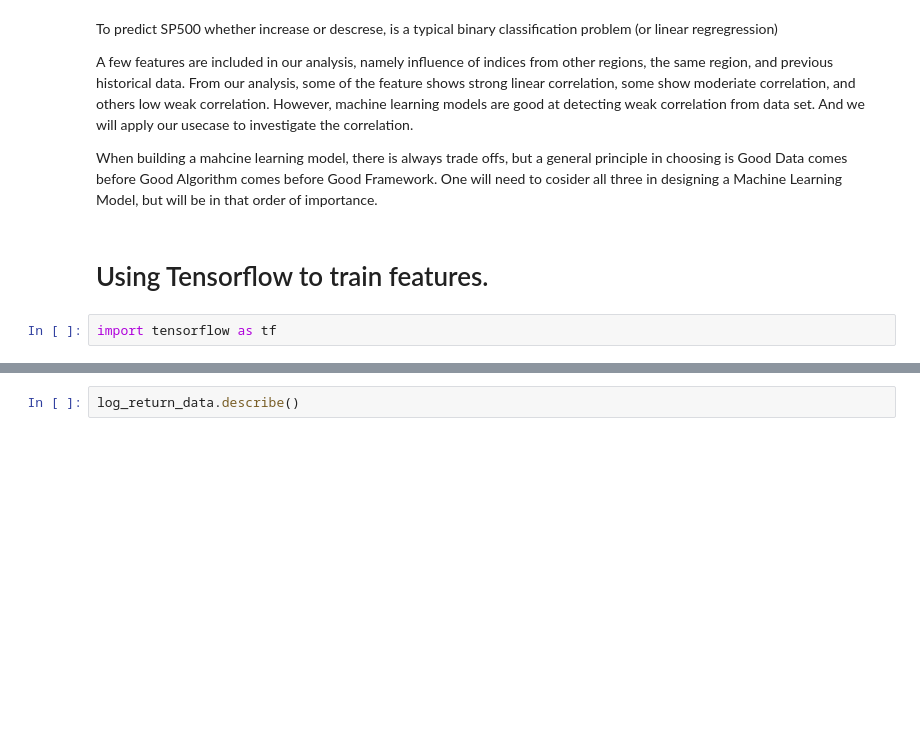
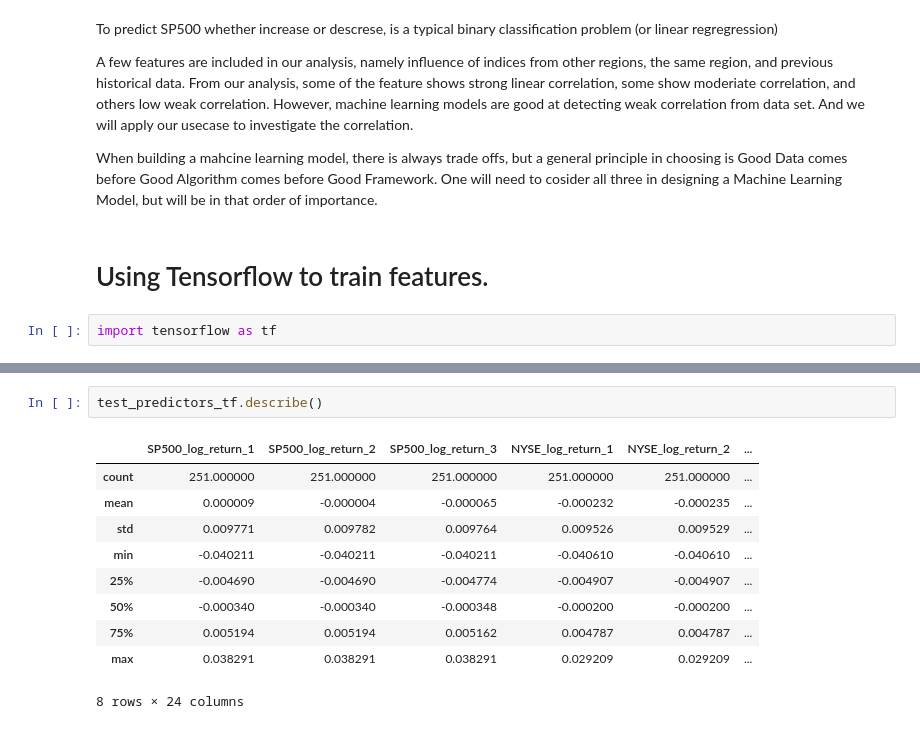
Before and after one commit to stevenyu530/NowcastingLibrary, a Jupyter notebook: IPythonNotebooks/MLFinancialTimeSeries.ipynb, the cells around one changed output, grey strips where cells are left out. Saved outputs shown, nothing was run; the diff lists cells and outputs as text; blank space fills up the shorter version.

```diff
--- a/IPythonNotebooks/MLFinancialTimeSeries.ipynb
+++ b/IPythonNotebooks/MLFinancialTimeSeries.ipynb
@@ -288,2 +388,13 @@ training_test_data = pd.DataFrame(
 # %%
-log_return_data.describe()
+test_predictors_tf.describe()
+# %% [output]
+|  | SP500_log_return_1 | SP500_log_return_2 | SP500_log_return_3 | NYSE_log_return_1 | NYSE_log_return_2 | ... |
+| count | 251.000000 | 251.000000 | 251.000000 | 251.000000 | 251.000000 | ... |
+| mean | 0.000009 | -0.000004 | -0.000065 | -0.000232 | -0.000235 | ... |
+| std | 0.009771 | 0.009782 | 0.009764 | 0.009526 | 0.009529 | ... |
+| min | -0.040211 | -0.040211 | -0.040211 | -0.040610 | -0.040610 | ... |
+| 25% | -0.004690 | -0.004690 | -0.004774 | -0.004907 | -0.004907 | ... |
+| 50% | -0.000340 | -0.000340 | -0.000348 | -0.000200 | -0.000200 | ... |
+| 75% | 0.005194 | 0.005194 | 0.005162 | 0.004787 | 0.004787 | ... |
+| max | 0.038291 | 0.038291 | 0.038291 | 0.029209 | 0.029209 | ... |
+8 rows × 24 columns
```
Also changed, not shown: parts of 4 cells of this notebook.
